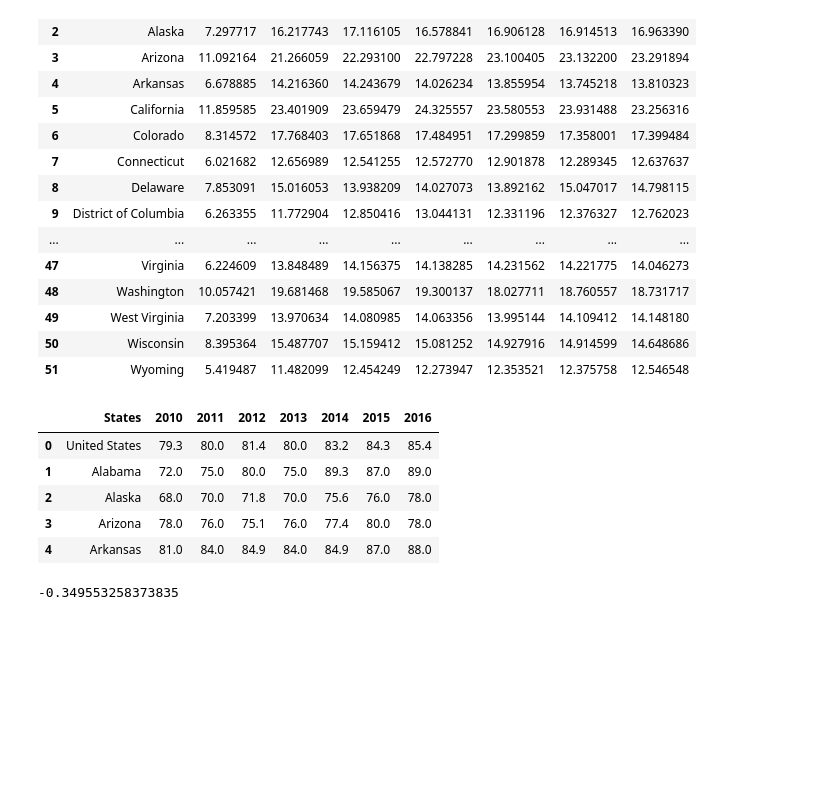
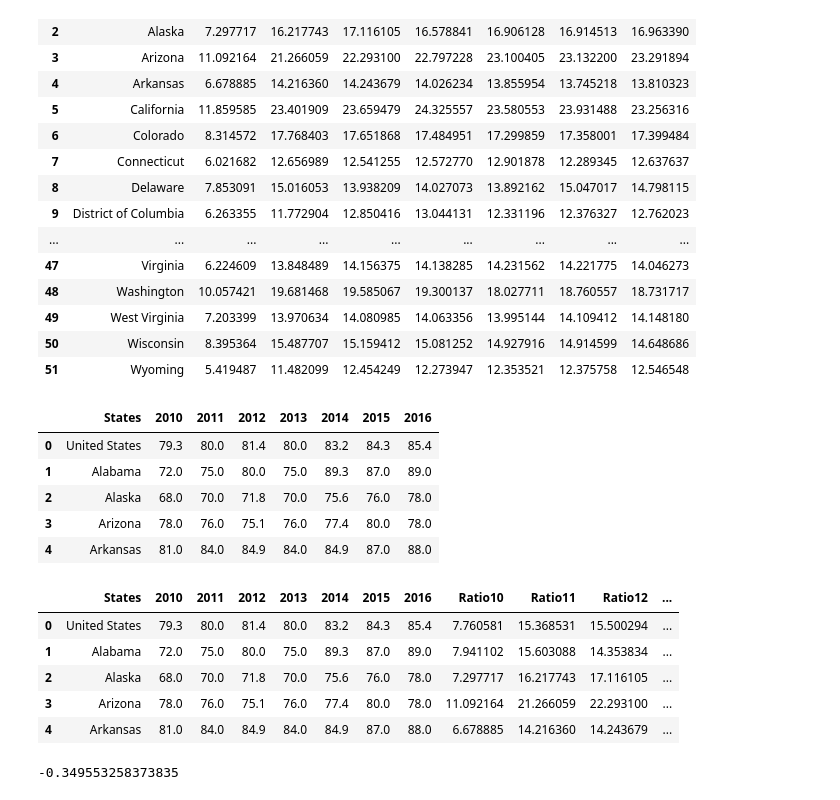
Before and after one commit to ScriptMigo/Project-1, a Jupyter notebook: Grad Rates vs Ratio.ipynb, the cells around one changed output. Drawn from its saved outputs; the diff is of its cells as text; code cells hidden in the pictures; blank space fills up the shorter version.

```diff
--- a/Grad Rates vs Ratio.ipynb
+++ b/Grad Rates vs Ratio.ipynb
@@ -79,8 +79,15 @@ gradrate.head()
 | 4 | Arkansas | 81.0 | 84.0 | 84.9 | 84.0 | 84.9 | 87.0 | 88.0 |
 # %%
 gradvsrat = pd.merge(gradrate,new_df, on=["States"])
+export_csv = gradvsrat.to_csv (r'C:\Users\steel\Desktop\gradvsrat.csv', index = None, header=True)
 gradvsrat.head()
-export_csv = gradvsrat.to_csv (r'C:\Users\steel\Desktop\export_dataframe.csv', index = None, header=True)
+# %% [output]
+|  | States | 2010 | 2011 | 2012 | 2013 | 2014 | 2015 | 2016 | Ratio10 | Ratio11 | Ratio12 | ... |
+| 0 | United States | 79.3 | 80.0 | 81.4 | 80.0 | 83.2 | 84.3 | 85.4 | 7.760581 | 15.368531 | 15.500294 | ... |
+| 1 | Alabama | 72.0 | 75.0 | 80.0 | 75.0 | 89.3 | 87.0 | 89.0 | 7.941102 | 15.603088 | 14.353834 | ... |
+| 2 | Alaska | 68.0 | 70.0 | 71.8 | 70.0 | 75.6 | 76.0 | 78.0 | 7.297717 | 16.217743 | 17.116105 | ... |
+| 3 | Arizona | 78.0 | 76.0 | 75.1 | 76.0 | 77.4 | 80.0 | 78.0 | 11.092164 | 21.266059 | 22.293100 | ... |
+| 4 | Arkansas | 81.0 | 84.0 | 84.9 | 84.0 | 84.9 | 87.0 | 88.0 | 6.678885 | 14.216360 | 14.243679 | ... |
 # %%
 rat10 = gradvsrat[2010]
 r10 = gradvsrat['Ratio10']
```
Also changed, not shown: parts of 1 cell of this notebook.
